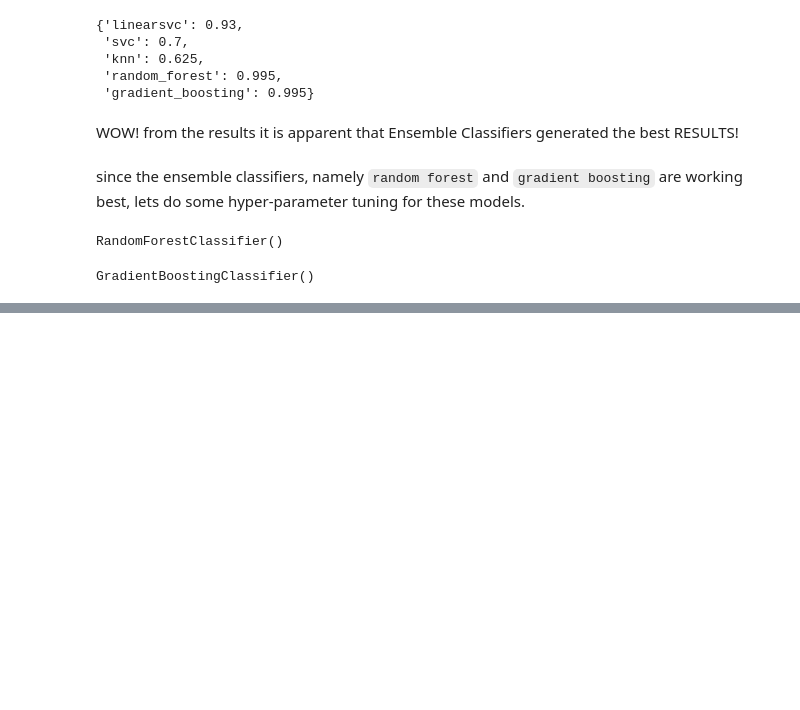
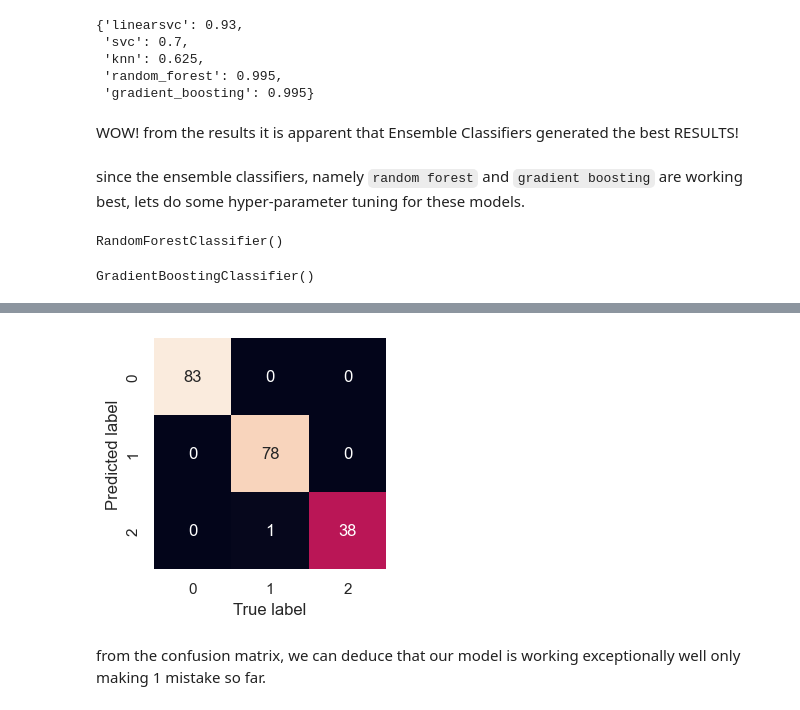
Before and after one commit to umarzub/ME-CFS-vs-Depression-Classification, a Jupyter notebook: ME-CFS-Depression_Classification.ipynb, the cells around one changed output, grey strips where cells are left out. Saved outputs shown, nothing was run; the diff lists cells and outputs as text; code cells hidden in the pictures; blank space fills up the shorter version.

```diff
--- a/ME-CFS-Depression_Classification.ipynb
+++ b/ME-CFS-Depression_Classification.ipynb
@@ -568,0 +665,10 @@ GradientBoostingClassifier()
+# %%
+np.random.seed(42)
+
+rf_gscv = GridSearchCV(random_forest,
+                            param_grid=random_forest_grid,
+                            cv=5,
+                            verbose=True)
+
+# fit the grid hyperparameter search model
+rf_gscv.fit(X_train, y_train)
@@ -568,0 +693,3 @@ GradientBoostingClassifier()
+# %%
+ideal_random_forest = rf_gscv.best_estimator_
+ideal_random_forest
@@ -568,0 +787,3 @@ GradientBoostingClassifier()
+# %%
+y_preds = ideal_random_forest.predict(X_test)
+y_preds
@@ -568,0 +814,21 @@ GradientBoostingClassifier()
+# %%
+# Confusion Matrix
+sns.set_theme(font_scale=1)
+
+def plot_conf_mat(y_test, y_preds):
+    """
+    plots a confusion matrix using Seaborn's heatmap()
+    """
+
+    fig, ax = plt.subplots(figsize=(3, 3))
+    ax = sns.heatmap(confusion_matrix(y_true=y_test, y_pred=y_preds),
+                     annot=True,
+                     cbar=False)
+    plt.xlabel("True label")
+    plt.ylabel("Predicted label")
+# %%
+plot_conf_mat(y_test, y_preds)
+# %% [output]
+[figure, added]
+# %% [markdown]
+from the confusion matrix, we can deduce that our model is working exceptionally well only making 1 mistake so far.
```
Also changed, not shown: parts of 53 cells of this notebook.
